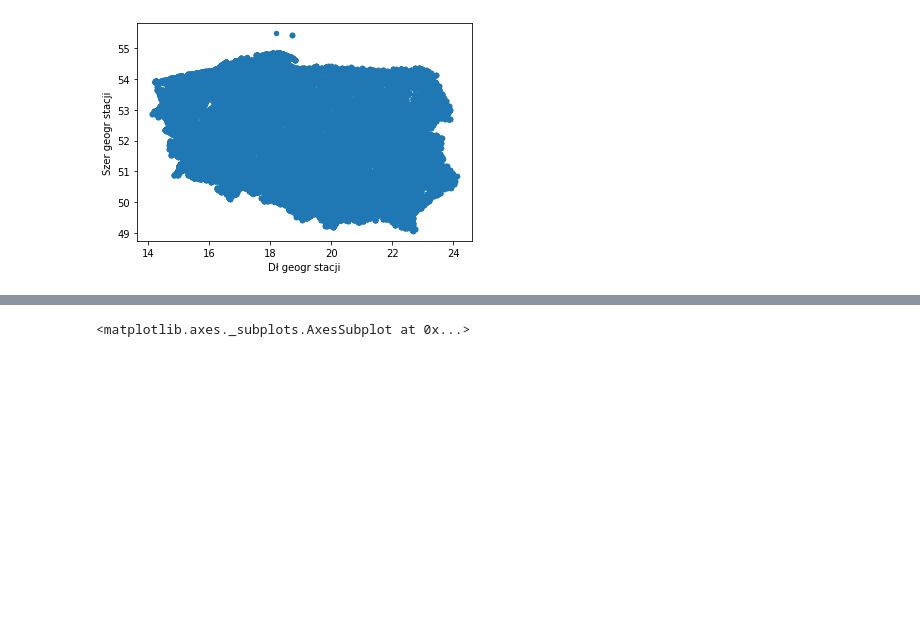
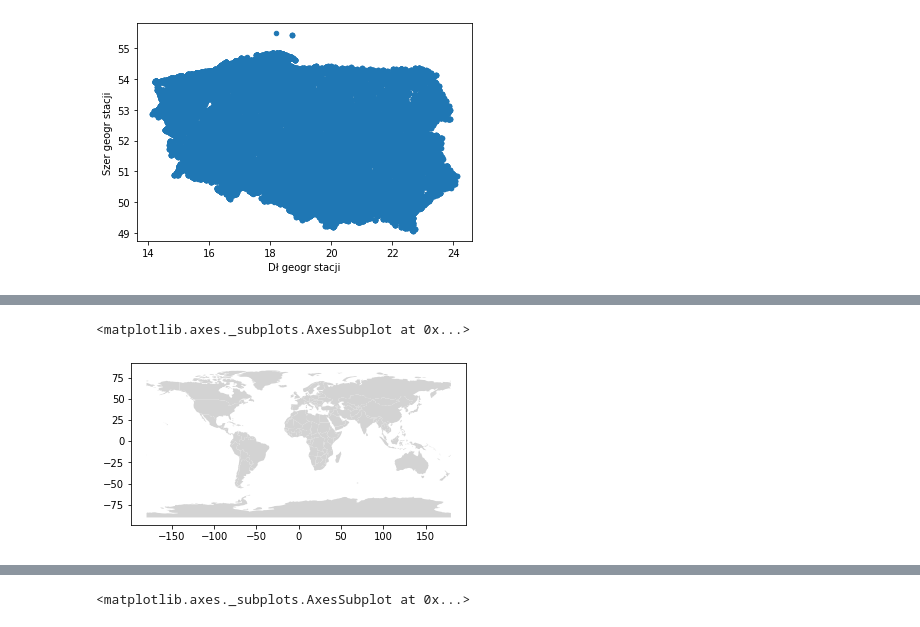
Before and after one commit to KatBotkowska/Pandas-Numpy-exercices, a Jupyter notebook: gsm_umts_lte_cdma.ipynb, the cells around one changed output, grey strips where cells are left out. Saved outputs shown, nothing was run; the diff lists cells and outputs as text; code cells hidden in the pictures; blank space fills up the shorter version.

```diff
--- a/gsm_umts_lte_cdma.ipynb
+++ b/gsm_umts_lte_cdma.ipynb
@@ -292,3 +286,7 @@ LTE.plot(x='Dł geogr stacji', y='Szer geogr stacji', kind="scatter", colormap="
 # %% [output]
 <matplotlib.axes._subplots.AxesSubplot at 0x...>
 [figure]
+# %%
+countries = gpd.read_file(
+               gpd.datasets.get_path("naturalearth_lowres"))
+countries.head()
@@ -294,0 +300,5 @@ LTE.plot(x='Dł geogr stacji', y='Szer geogr stacji', kind="scatter", colormap="
+# %%
+countries.plot(color="lightgrey")
+# %% [output]
+<matplotlib.axes._subplots.AxesSubplot at 0x...>
+[figure, added]
```
Also changed, not shown: parts of 49 cells of this notebook.
